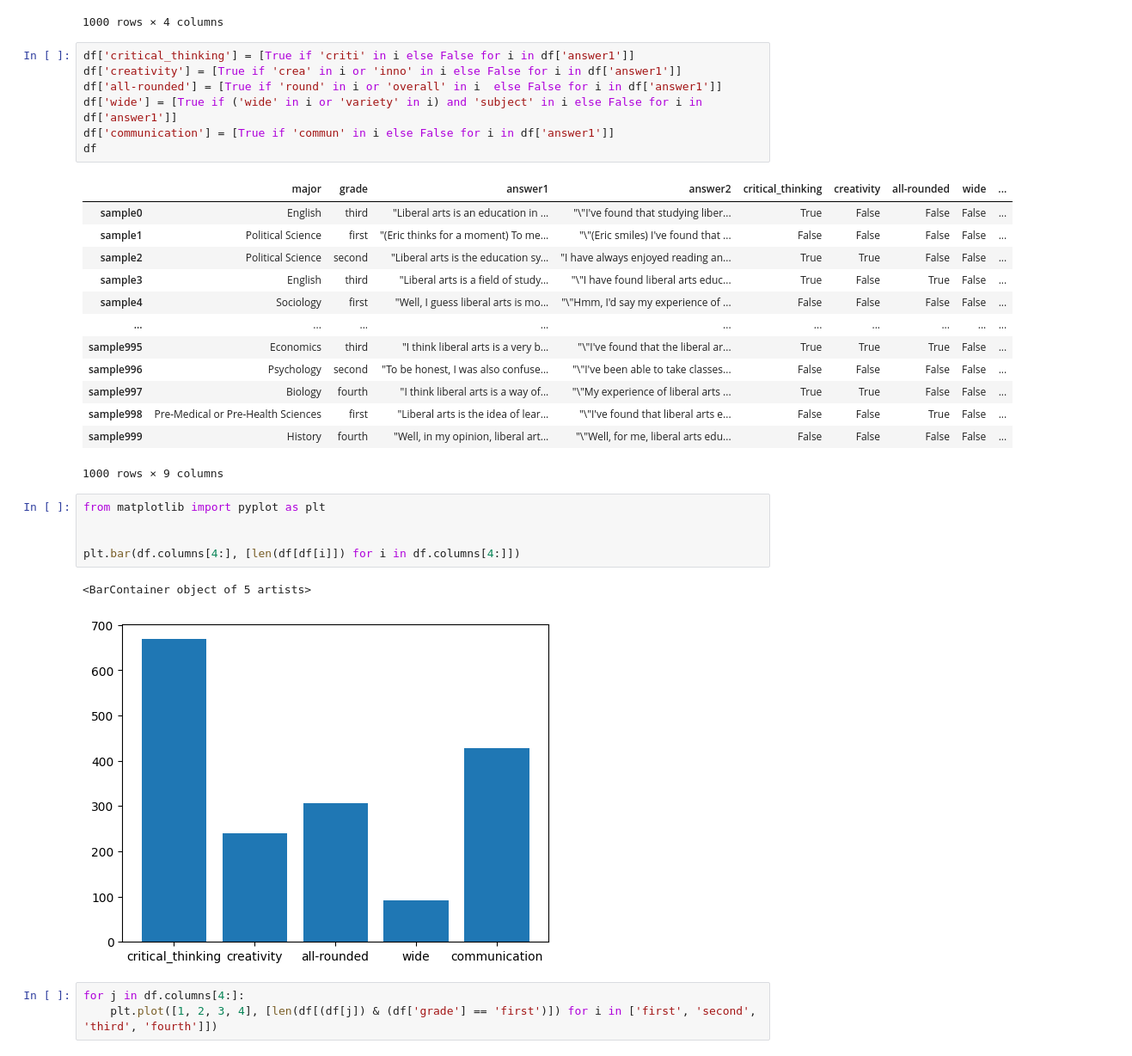
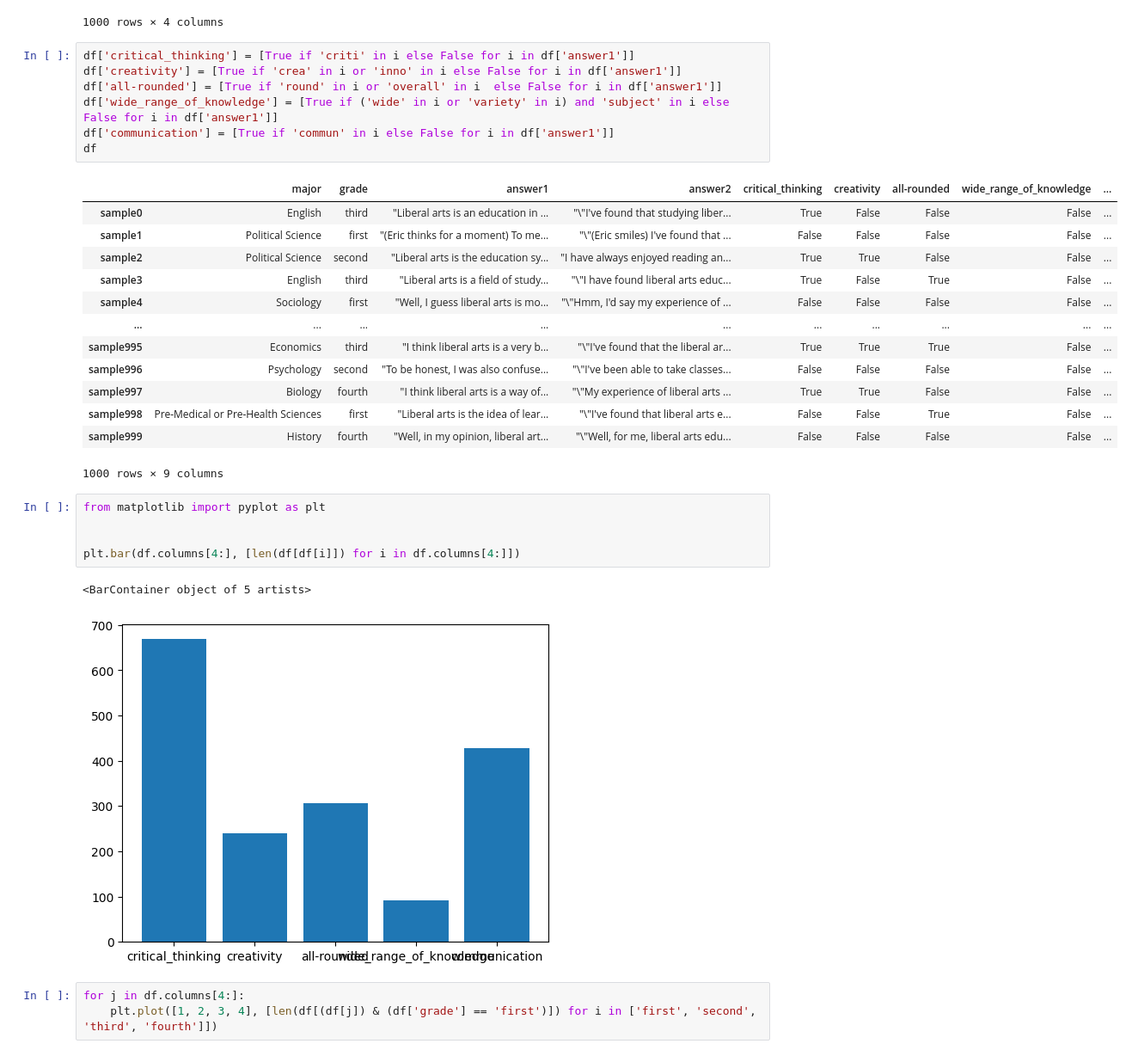
Before and after one commit to tanqiyuaneric/interview_simulation, a Jupyter notebook: classification.ipynb, the cells around one changed output. Shown at 86% size. Cells and saved outputs as stored; diff of their text form.

```diff
--- a/classification.ipynb
+++ b/classification.ipynb
@@ -26,12 +26,12 @@ df
 # %%
 df['critical_thinking'] = [True if 'criti' in i else False for i in df['answer1']]
 df['creativity'] = [True if 'crea' in i or 'inno' in i else False for i in df['answer1']]
 df['all-rounded'] = [True if 'round' in i or 'overall' in i  else False for i in df['answer1']]
-df['wide'] = [True if ('wide' in i or 'variety' in i) and 'subject' in i else False for i in df['answer1']]
+df['wide_range_of_knowledge'] = [True if ('wide' in i or 'variety' in i) and 'subject' in i else False for i in df['answer1']]
 df['communication'] = [True if 'commun' in i else False for i in df['answer1']]
 df
 # %% [output]
-|  | major | grade | answer1 | answer2 | critical_thinking | creativity | all-rounded | wide | ... |
+|  | major | grade | answer1 | answer2 | critical_thinking | creativity | all-rounded | wide_range_of_knowledge | ... |
 | sample0 | English | third | "Liberal arts is an education in ... | "\"I've found that studying liber... | True | False | False | False | ... |
 | sample1 | Political Science | first | "(Eric thinks for a moment) To me... | "\"(Eric smiles) I've found that ... | False | False | False | False | ... |
 | sample2 | Political Science | second | "Liberal arts is the education sy... | "I have always enjoyed reading an... | True | True | False | False | ... |
@@ -51,7 +51,7 @@ from matplotlib import pyplot as plt
 plt.bar(df.columns[4:], [len(df[df[i]]) for i in df.columns[4:]])
 # %% [output]
 <BarContainer object of 5 artists>
-[figure, old version]
+[figure, new version]
 # %%
 for j in df.columns[4:]:
     plt.plot([1, 2, 3, 4], [len(df[(df[j]) & (df['grade'] == 'first')]) for i in ['first', 'second', 'third', 'fourth']])
```
Also changed, not shown: parts of 5 cells of this notebook, 4 other files.
